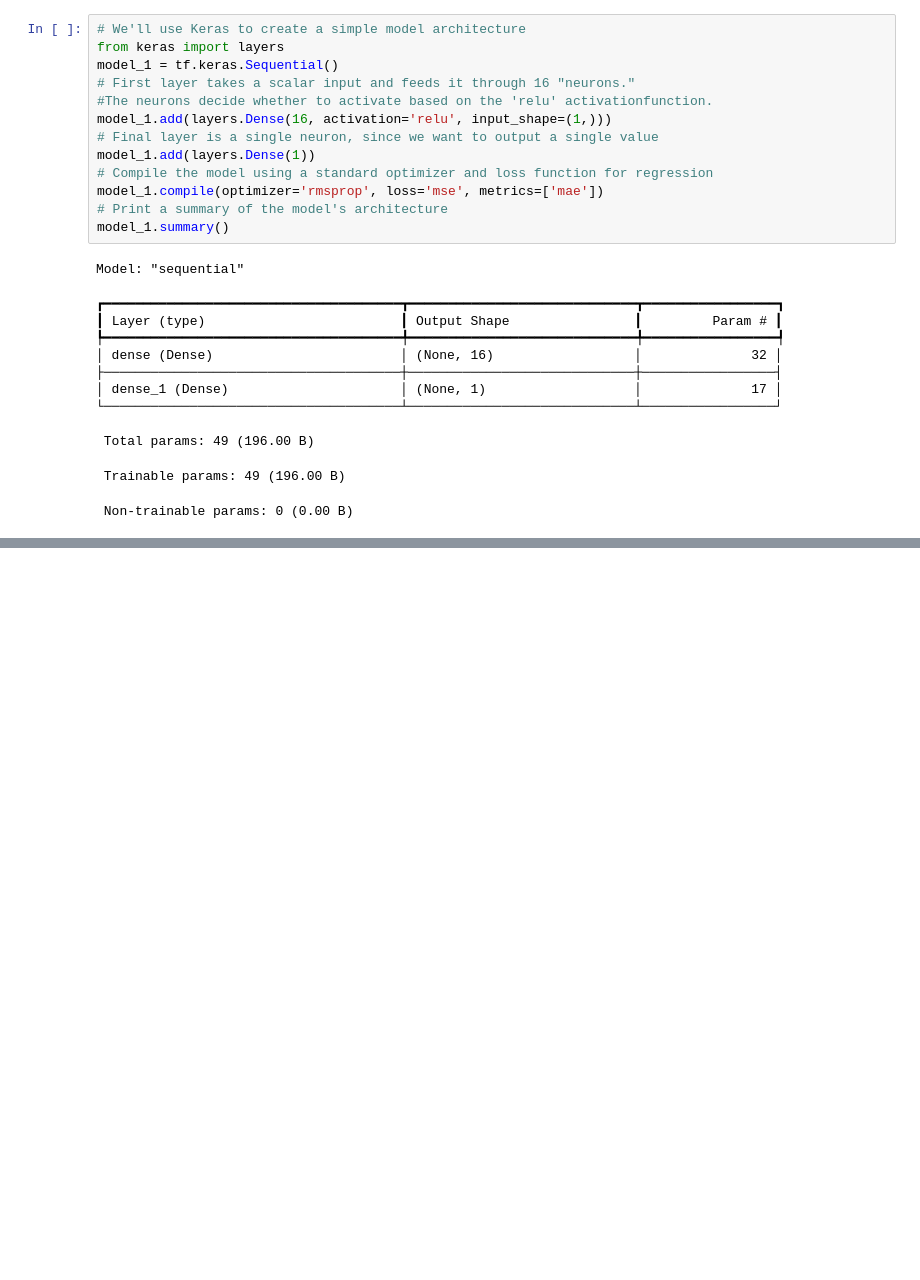
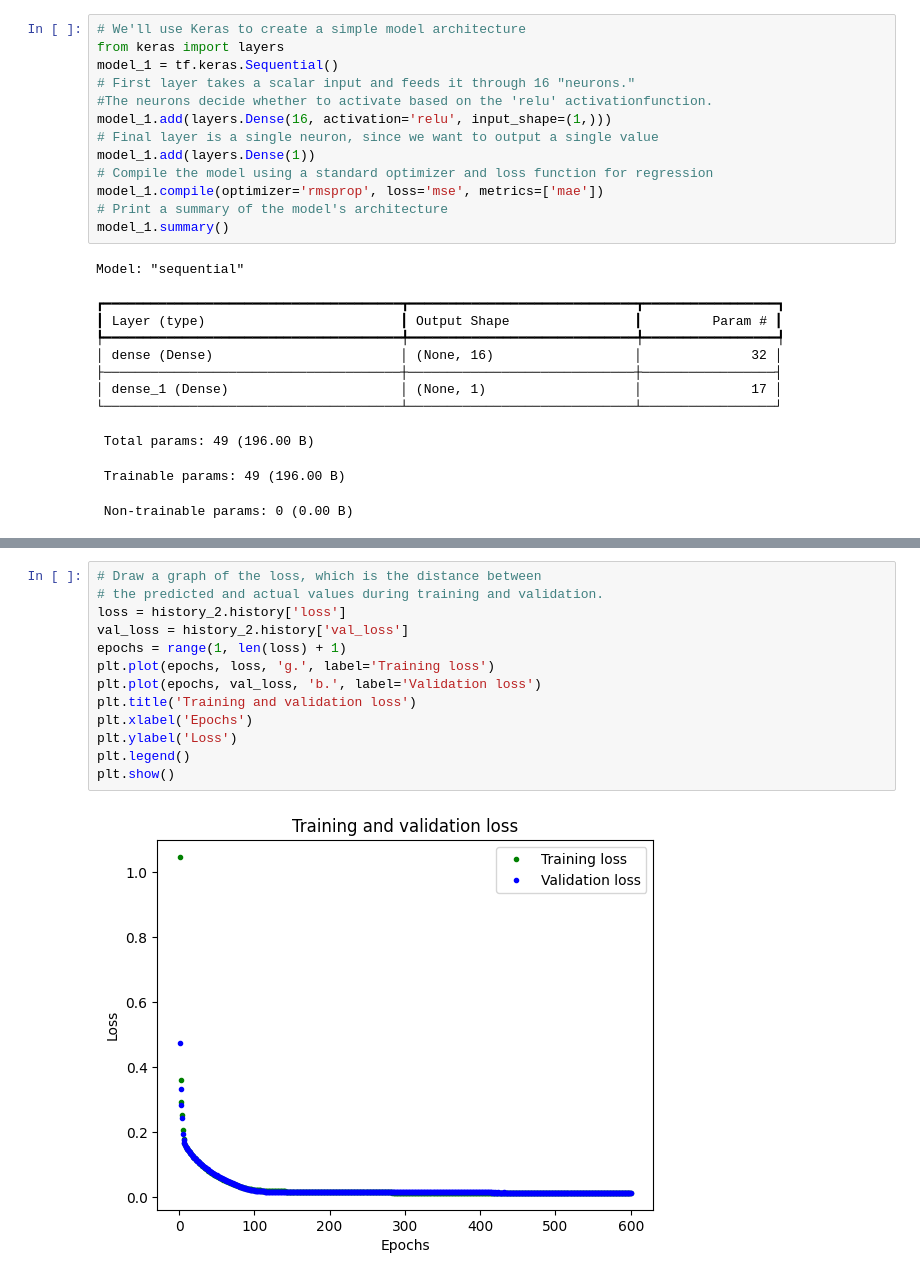
Before and after one commit to shyamikdas/TinyML, a Jupyter notebook: tflite_tutorial.ipynb, the cells around one changed output, grey strips where cells are left out. Cells and saved outputs as stored; diff of their text form; blank space fills up the shorter version.

```diff
--- a/tflite_tutorial.ipynb
+++ b/tflite_tutorial.ipynb
@@ -185,0 +186,15 @@ Epoch 600/600
+# %%
+# Draw a graph of the loss, which is the distance between
+# the predicted and actual values during training and validation.
+loss = history_2.history['loss']
+val_loss = history_2.history['val_loss']
+epochs = range(1, len(loss) + 1)
+plt.plot(epochs, loss, 'g.', label='Training loss')
+plt.plot(epochs, val_loss, 'b.', label='Validation loss')
+plt.title('Training and validation loss')
+plt.xlabel('Epochs')
+plt.ylabel('Loss')
+plt.legend()
+plt.show()
+# %% [output]
+[figure, added]
```
Also changed, not shown: parts of 11 cells of this notebook.
